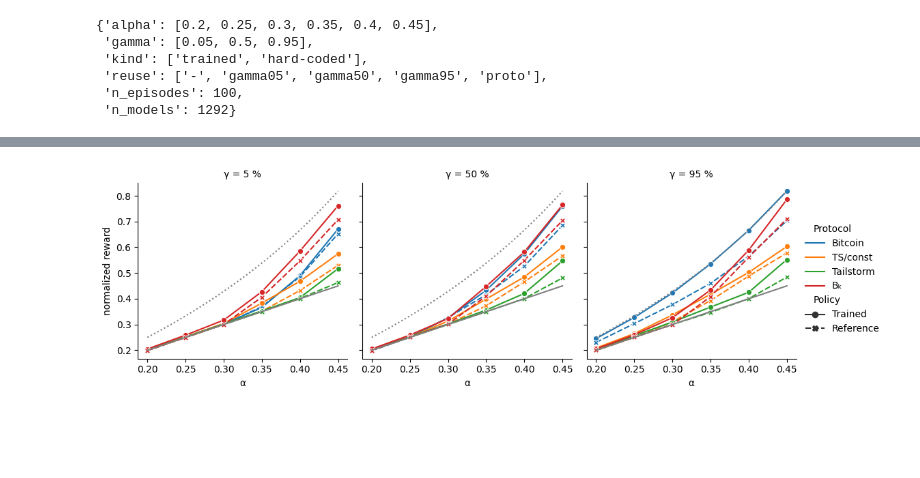
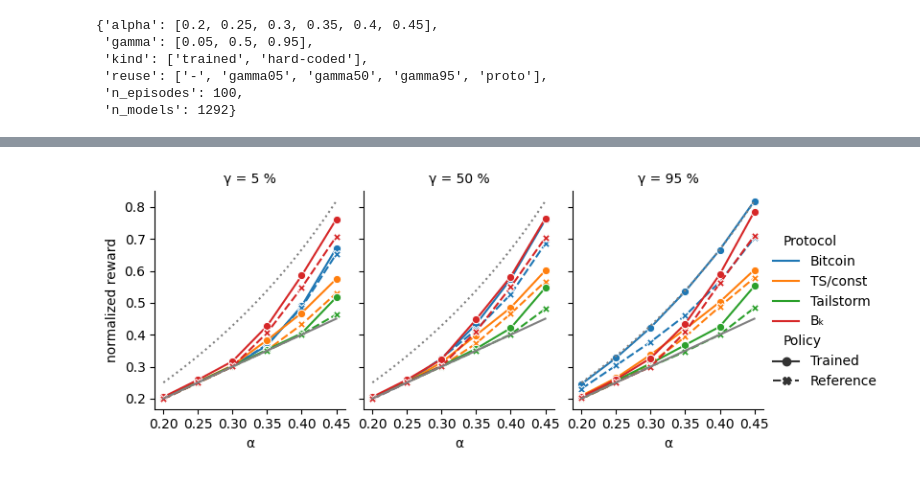
Before and after one commit to pkel/cpr, a Jupyter notebook: experiments/rl-eval/rl-results-condensed.ipynb, the cells around one changed output, grey strips where cells are left out. Saved outputs shown, nothing was run; the diff lists cells and outputs as text; code cells hidden in the pictures; blank space fills up the shorter version.

Commit message:
Tweak rl-results figure for single column layout

```diff
--- a/experiments/rl-eval/rl-results-condensed.ipynb
+++ b/experiments/rl-eval/rl-results-condensed.ipynb
@@ -184,33 +184,35 @@ subset.Protocol = pd.Categorical(
 subset["Policy"] = subset.kind.map(humPolicy)
 subset.Policy = pd.Categorical(subset.Policy, categories=["Trained", "Reference"])
 subset["γ"] = subset.gamma.map(lambda x: f"{x * 100:g} %")
 subset["α"] = subset.alpha
 
 fig = sns.relplot(
     kind="line",
     data=subset,
     y="rpp_mean",
     x="α",
     col="γ",
     hue="Protocol",
     style="Policy",
     markers=True,
-    height=3.5,
-    aspect=1,
+    height=3.2,
+    aspect=0.75,
 )
 fig.set(ylabel="normalized reward")
 for ax in fig.axes.flatten():
     alpha = np.linspace(min(best_models.alpha), max(best_models.alpha), 20)
     ax.plot(alpha, alpha, linestyle="solid", color="gray")
     ax.plot(alpha, alpha / (1 - alpha), linestyle="dotted", color="gray")
+    # ax.set_xticks(subset.alpha.drop_duplicates(), labels=subset.alpha.drop_duplicates(), rotation=30)
+    ax.set_xticks(subset.alpha.drop_duplicates())
 
 
 fig.savefig(
     "reward_per_progress_rl.png",
     dpi=600,
     bbox_inches="tight",
     transparent=True,
     pad_inches=0,
 )
 # %% [output]
-[figure, old version]
+[figure, new version]
```
Also changed, not shown: parts of 3 cells of this notebook, 1 other file.
